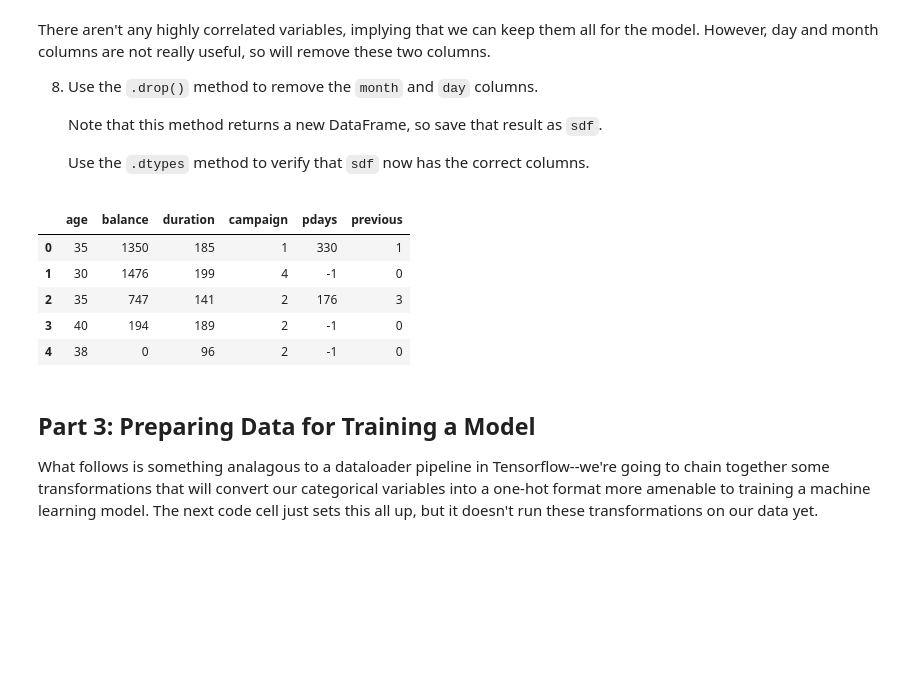
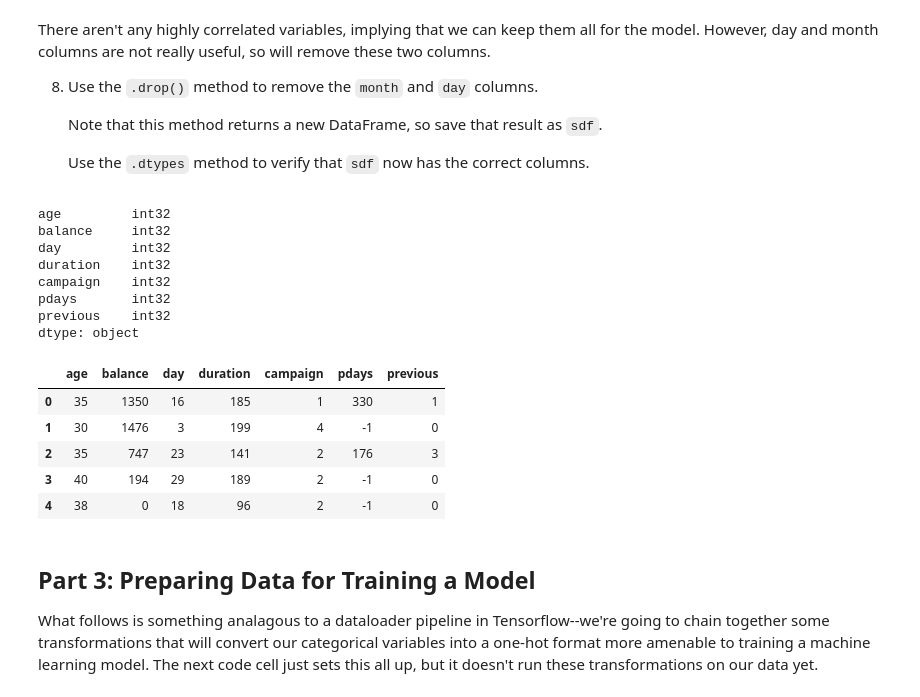
Before and after one commit to deshantm/Todd-MLE-11, a Jupyter notebook: assignments/week-05-big-data/nb/subscription-prediction.ipynb, the cells around one changed output. Saved outputs shown, nothing was run; the diff lists cells and outputs as text; code cells hidden in the pictures; blank space fills up the shorter version.

```diff
--- a/assignments/week-05-big-data/nb/subscription-prediction.ipynb
+++ b/assignments/week-05-big-data/nb/subscription-prediction.ipynb
@@ -428,23 +431,29 @@ There aren't any highly correlated variables, implying that we can keep them all
     Use the `.dtypes` method to verify that `sdf` now has the correct columns.
 # %%
 #use drop to remove columns month and day from numeric_data and store in sdf
+numeric_data.head(5)
+sdf = numeric_data
+#sdf = numeric_data.drop(['month','day'], axis=1)
 
-#numeric_data.head(5)
-#numeric_data.dtypes
-#sdf = numeric_data
+
+
+print(sdf.dtypes)
 sdf.head(5)
-#sdf = numeric_data.drop(['month','day'], axis=1)
-#sdf.head(5)
-#sdf.dtypes
-#sdf = numeric_data.drop(['pmonth', 'pday'])
-#sdf.head(5)
 # %% [output]
+age         int32
+balance     int32
+day         int32
+duration    int32
+campaign    int32
+pdays       int32
+previous    int32
+dtype: object
-|  | age | balance | duration | campaign | pdays | previous |
-| 0 | 35 | 1350 | 185 | 1 | 330 | 1 |
-| 1 | 30 | 1476 | 199 | 4 | -1 | 0 |
-| 2 | 35 | 747 | 141 | 2 | 176 | 3 |
-| 3 | 40 | 194 | 189 | 2 | -1 | 0 |
-| 4 | 38 | 0 | 96 | 2 | -1 | 0 |
+|  | age | balance | day | duration | campaign | pdays | previous |
+| 0 | 35 | 1350 | 16 | 185 | 1 | 330 | 1 |
+| 1 | 30 | 1476 | 3 | 199 | 4 | -1 | 0 |
+| 2 | 35 | 747 | 23 | 141 | 2 | 176 | 3 |
+| 3 | 40 | 194 | 29 | 189 | 2 | -1 | 0 |
+| 4 | 38 | 0 | 18 | 96 | 2 | -1 | 0 |
 # %% [markdown]
 ## Part 3: Preparing Data for Training a Model
 
```
Also changed, not shown: parts of 31 cells of this notebook.
